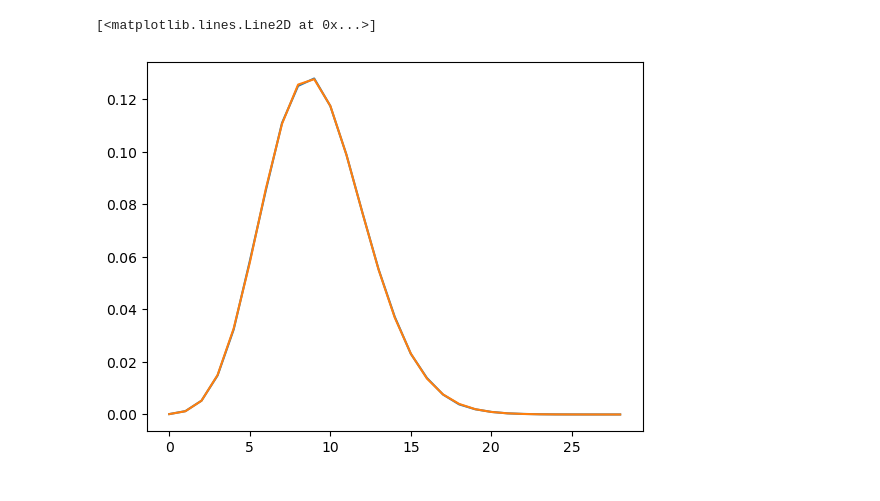
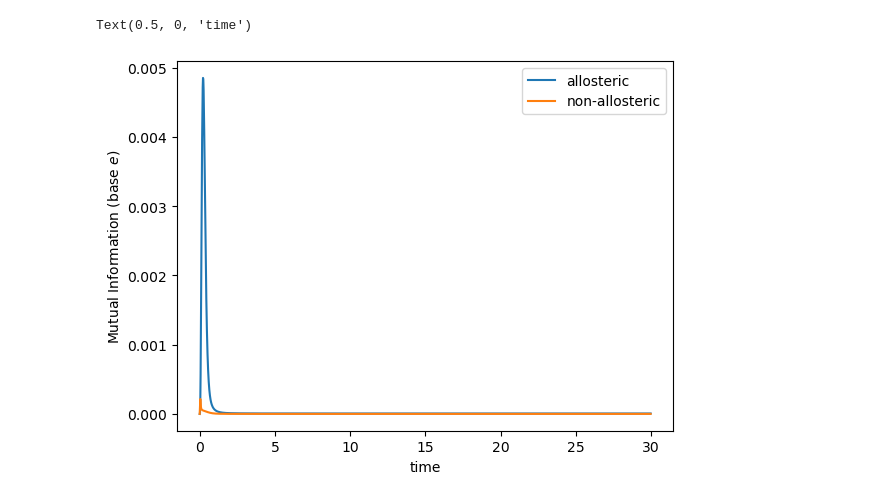
Before and after one commit to PessoaP/Allostery_model, a Jupyter notebook: testing.ipynb, the cells around one changed output. Cells and saved outputs as stored; diff of their text form; code cells hidden in the pictures.

Commit message:
before time change

```diff
--- a/testing.ipynb
+++ b/testing.ipynb
@@ -36,15 +27,5 @@ value = np.array((10., #beta_s
                   1., #kBoff
                   1.  #gammaP
                   ))
-# %%
-init = np.array((1,  #A
-                 0,  #Ap
-                 0,  #AS
-                 0,  #ApS
-                 1,  #B
-                 0,  #BP
-                 1,  #P
-                 10 #S
-                 ))
 # %%
 case1 = params.case(init,value)
@@ -73,6 +32,38 @@ plt.plot(p_cme[-2])
-# %%
-plt.plot(ind_gui[-1],p_gui[-1])
-plt.plot(p_cme[-1])
-# %% [output]
-[<matplotlib.lines.Line2D at 0x...>]
-[figure, removed]
+# %%
+Ts = np.arange(0,15,.01)*2
+pf1 = case1.solver(Ts)
+
+s_pf_list = [marginalize(p, case1.states, [0,1]) for p in pf1]
+c1_mi_t = [mutual_info(s,p) for (s,p) in s_pf_list]
+# %%
+value = np.array((40., #beta_s
+                  1.,   #gamma_s
+                  11.,  #kAon
+                  2.,  #kAoff
+                  0,  #kApon
+                  0.,  #kApoff
+                  0.,  #alpha
+                  0.,  #alphap
+                  0.,  #alpha_s
+                  0.,  #alpha_sp
+                  11.,  #nu
+                  0., #nup
+                  1., #kBon
+                  1., #kBoff
+                  1.  #gammaP
+                  ))
+# %%
+case2 = params.case(init,value)
+pf2 = case2.solver(Ts)
+
+s_pf_list = [marginalize(p, case2.states, [0,1]) for p in pf2]
+c2_mi_t = [mutual_info(s,p) for (s,p) in s_pf_list]
+# %%
+plt.plot(Ts,c1_mi_t,label='allosteric')
+plt.plot(Ts,c2_mi_t,label='non-allosteric')
+plt.legend()
+plt.ylabel('Mutual Information (base $e$)')
+plt.xlabel('time')
+# %% [output]
+Text(0.5, 0, 'time')
+[figure, added]
```
Also changed, not shown: parts of 15 cells of this notebook, 6 other files.
